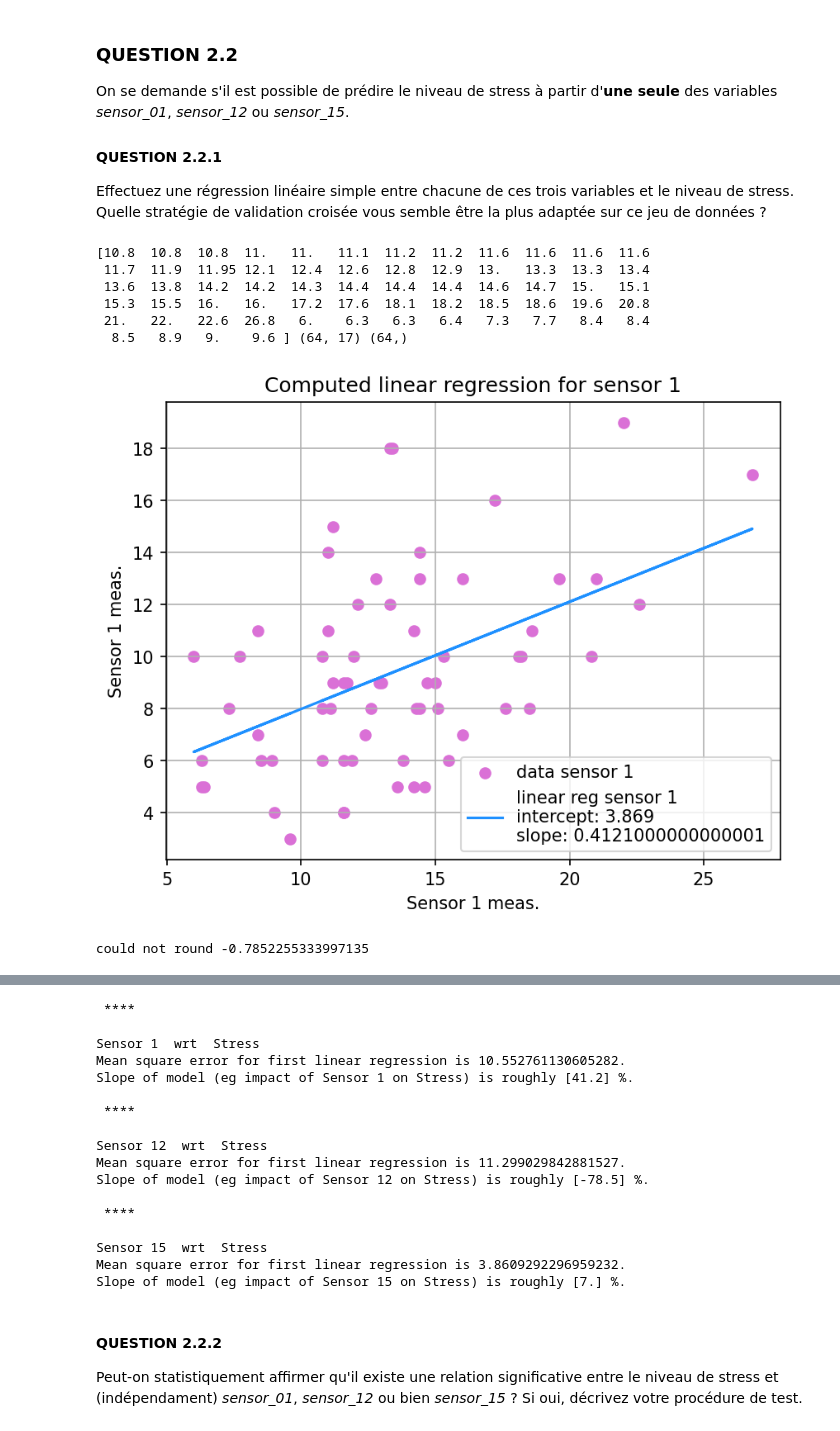
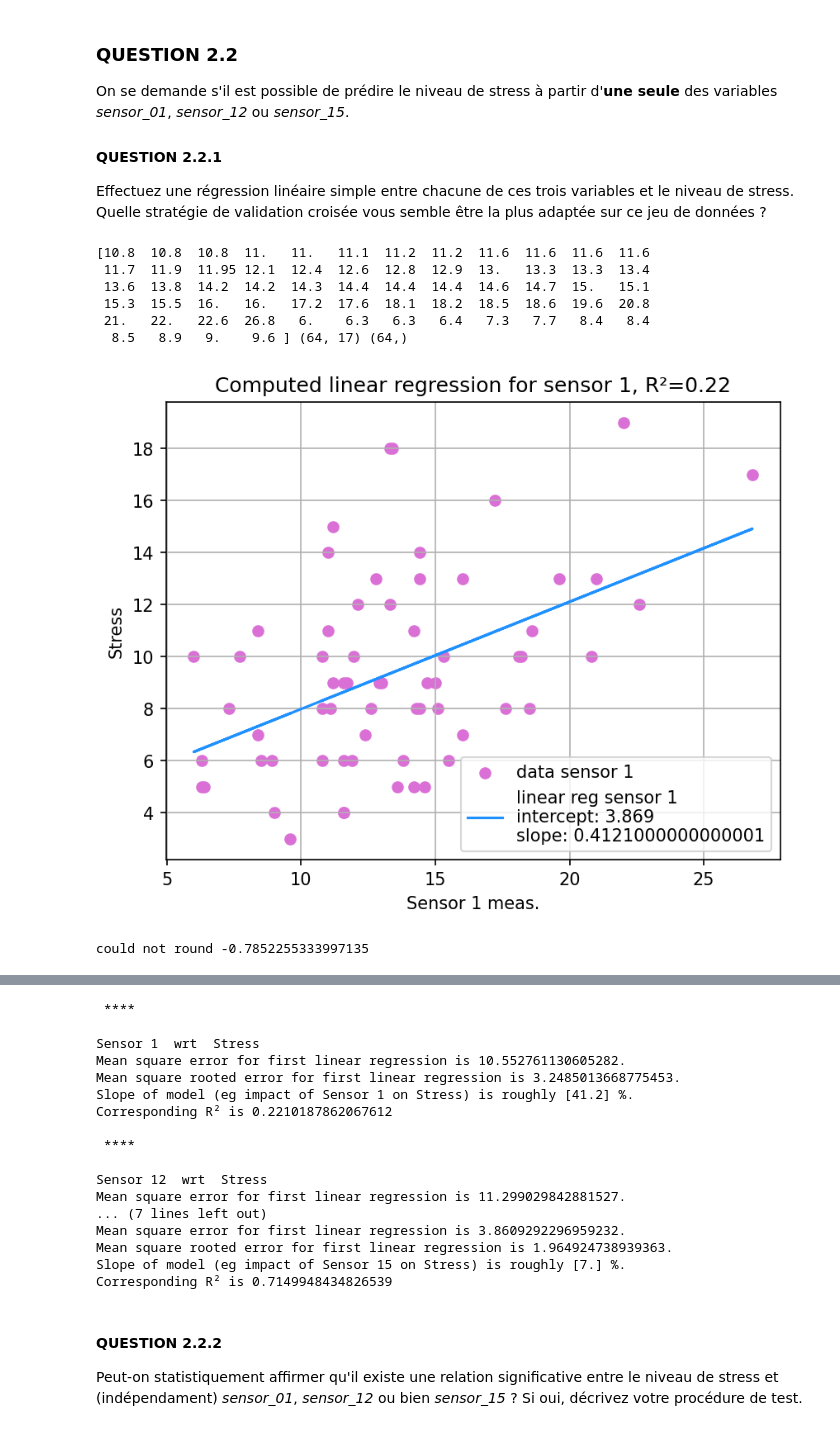
Before and after one commit to nnniels/SDD-stat-ml, a Jupyter notebook: BEs/BE_StatML_2025.ipynb, the cells around one changed output, grey strips where cells are left out. Cells and saved outputs as stored; diff of their text form; code cells hidden in the pictures.

```diff
--- a/BEs/BE_StatML_2025.ipynb
+++ b/BEs/BE_StatML_2025.ipynb
@@ -104,6 +112,7 @@ Args :
 Returns :
     y_hat   : predicted y
     msq     : mean square error
+    R2      : the R² score
 lr object having been previously instanciated, coefficient are stored inside.
 """
 def LinReg(lr, x, y, plot=True, xleg_yleg=["X data", "Y data"], info:str=""):
@@ -116,20 +125,21 @@ def LinReg(lr, x, y, plot=True, xleg_yleg=["X data", "Y data"], info:str=""):
     lr.fit(x0, y0)
     # compute predicted y using model
     y_hat = lr.predict(x0)
-    # compute mean square error
+    # compute mean square error and Pearson coeff squared (R²)
     msq = mean_squared_error(y0, y_hat)
+    R2 = r2_score(y0, y_hat)
     if plot :
         # plot
         plt.figure(dpi=150)
         plt.scatter(x0, y0, color="orchid", marker="o", label=f"data {info}")
         plt.plot(x0, y_hat, color="dodgerblue", marker="", label=f"linear reg {info}\nintercept: {SmartRounder(lr.intercept_)}\nslope: {SmartRounder(lr.coef_[0])}")
         plt.xlabel(xleg_yleg[0])
-        plt.ylabel(xleg_yleg[0])
+        plt.ylabel(xleg_yleg[1])
         plt.grid()
         plt.legend()
-        plt.title(f"Computed linear regression for {info}")
+        plt.title(f"Computed linear regression for {info}, R²={round(R2, 2)}")
         plt.show()
-    return y_hat, msq
+    return y_hat, msq, R2
 
 """
 Function that simply displays the result of a linear regression.
@@ -137,11 +147,13 @@ Ars :
     msq : mean squared error
     lr : LinearRegression object
 """
-def DisplayLinearResults(lr, msq, x="X", y="Y"):
+def DisplayLinearResults(lr, msq, R, x="X", y="Y"):
     print("\n **** \n")
     print(f"{x}  wrt  {y}")
     print(f"Mean square error for first linear regression is {msq}.")
+    print(f"Mean square rooted error for first linear regression is {np.sqrt(msq)}.")
     print(f"Slope of model (eg impact of {x} on {y}) is roughly {np.round(lr.coef_[0]*100, 1)} %.")
+    print(f"Corresponding R² is {R}")
     return None
 
 
@@ -367,31 +344,29 @@ def MultiLinReg(lr, X, y, index, plot=True, info:str=""):
 # %%
-
-
 
 # instanciate a LinearRegression object for each sensor
 lr_sensor1 = LinearRegression()
 lr_sensor12 = LinearRegression()
 lr_sensor15 = LinearRegression()
 
 print(X[:,0], X.shape, X[:,0].shape)
 # solve and plot
-# INDEXING START AT 0
-_, msq_sensor1 = LinReg(lr_sensor1, X[:,0], y,
-                xleg_yleg=["Sensor 1 meas.", "Stress"], plot=True, info="sensor 1")
-_, msq_sensor12 = LinReg(lr_sensor12, X[:,11], y,
-                xleg_yleg=["Sensor 12 meas.", "Stress"], plot=True, info="sensor 12")
-_, msq_sensor15 = LinReg(lr_sensor15, X[:,14], y,
-                xleg_yleg=["Sensor 15 meas.", "Stress"], plot=True, info="sensor 15")
+# INDEXING START AT 0, SENSOR NUMBER AT 1
+_, msq_sensor1, r1  = LinReg(lr_sensor1, X[:,0], y,
+                    xleg_yleg=["Sensor 1 meas.", "Stress"], plot=True, info="sensor 1")
+_, msq_sensor12, r12 = LinReg(lr_sensor12, X[:,11], y,
+                    xleg_yleg=["Sensor 12 meas.", "Stress"], plot=True, info="sensor 12")
+_, msq_sensor15, r15 = LinReg(lr_sensor15, X[:,14], y,
+                    xleg_yleg=["Sensor 15 meas.", "Stress"], plot=True, info="sensor 15")
 
-DisplayLinearResults(lr_sensor1, msq_sensor1, x="Sensor 1", y="Stress")
-DisplayLinearResults(lr_sensor12, msq_sensor12, x="Sensor 12", y="Stress")
-DisplayLinearResults(lr_sensor15, msq_sensor15, x="Sensor 15", y="Stress")
+DisplayLinearResults(lr_sensor1, msq_sensor1, r1, x="Sensor 1", y="Stress")
+DisplayLinearResults(lr_sensor12, msq_sensor12, r12, x="Sensor 12", y="Stress")
+DisplayLinearResults(lr_sensor15, msq_sensor15, r15, x="Sensor 15", y="Stress")
 # %% [output]
 [10.8  10.8  10.8  11.   11.   11.1  11.2  11.2  11.6  11.6  11.6  11.6
  11.7  11.9  11.95 12.1  12.4  12.6  12.8  12.9  13.   13.3  13.3  13.4
  13.6  13.8  14.2  14.2  14.3  14.4  14.4  14.4  14.6  14.7  15.   15.1
  15.3  15.5  16.   16.   17.2  17.6  18.1  18.2  18.5  18.6  19.6  20.8
  21.   22.   22.6  26.8   6.    6.3   6.3   6.4   7.3   7.7   8.4   8.4
   8.5   8.9   9.    9.6 ] (64, 17) (64,)
-[figure, old version]
+[figure, new version]
 could not round -0.7852255333997135
@@ -401,16 +376,16 @@ could not round -0.7852255333997135
 
 Sensor 1  wrt  Stress
 Mean square error for first linear regression is 10.552761130605282.
+Mean square rooted error for first linear regression is 3.2485013668775453.
 Slope of model (eg impact of Sensor 1 on Stress) is roughly [41.2] %.
+Corresponding R² is 0.2210187862067612
 
  ****
 
 Sensor 12  wrt  Stress
 Mean square error for first linear regression is 11.299029842881527.
-Slope of model (eg impact of Sensor 12 on Stress) is roughly [-78.5] %.
-
- ****
-
-Sensor 15  wrt  Stress
+... (7 lines left out)
 Mean square error for first linear regression is 3.8609292296959232.
+Mean square rooted error for first linear regression is 1.964924738939363.
 Slope of model (eg impact of Sensor 15 on Stress) is roughly [7.] %.
+Corresponding R² is 0.7149948434826539
```
Also changed, not shown: parts of 27 cells of this notebook, 1 other file.
